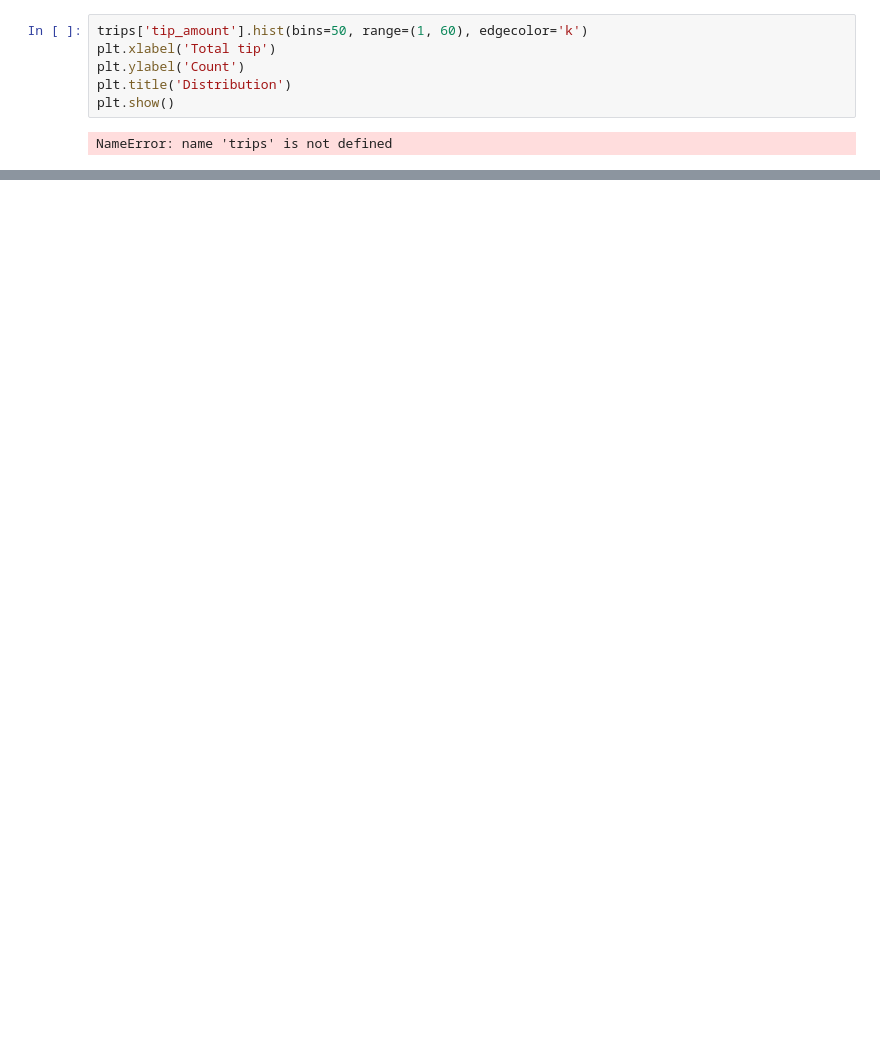
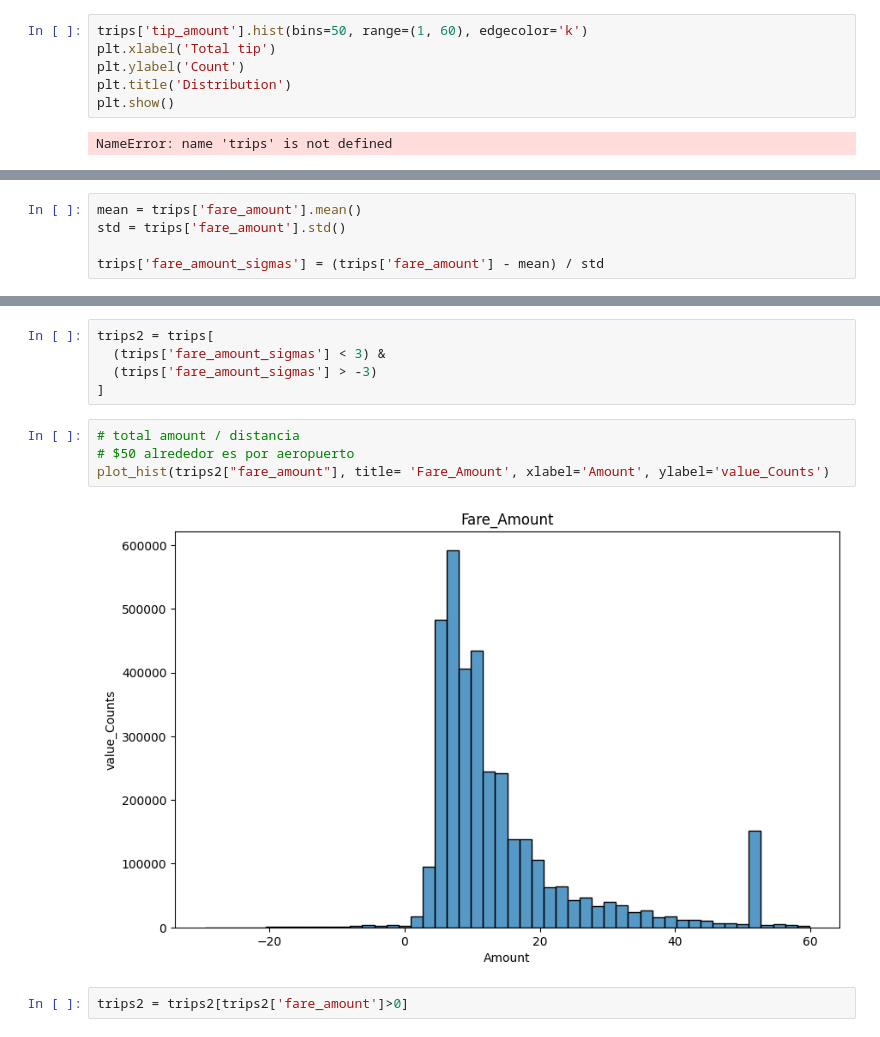
Before and after one commit to yulissateran/taxi-price-predictor, a Jupyter notebook: notebook-eda.ipynb, the cells around one changed output, grey strips where cells are left out. Saved outputs shown, nothing was run; the diff lists cells and outputs as text; blank space fills up the shorter version.

```diff
--- a/notebook-eda.ipynb
+++ b/notebook-eda.ipynb
@@ -433,0 +516,5 @@ NameError: name 'trips' is not defined
+# %%
+mean = trips['fare_amount'].mean()
+std = trips['fare_amount'].std()
+
+trips['fare_amount_sigmas'] = (trips['fare_amount'] - mean) / std
@@ -433,0 +557,13 @@ NameError: name 'trips' is not defined
+# %%
+trips2 = trips[
+  (trips['fare_amount_sigmas'] < 3) &
+  (trips['fare_amount_sigmas'] > -3)
+]
+# %%
+# total amount / distancia
+# $50 alrededor es por aeropuerto
+plot_hist(trips2["fare_amount"], title= 'Fare_Amount', xlabel='Amount', ylabel='value_Counts')
+# %% [output]
+[figure, added]
+# %%
+trips2 = trips2[trips2['fare_amount']>0]
```
Also changed, not shown: parts of 26 cells of this notebook, 3 other files.
